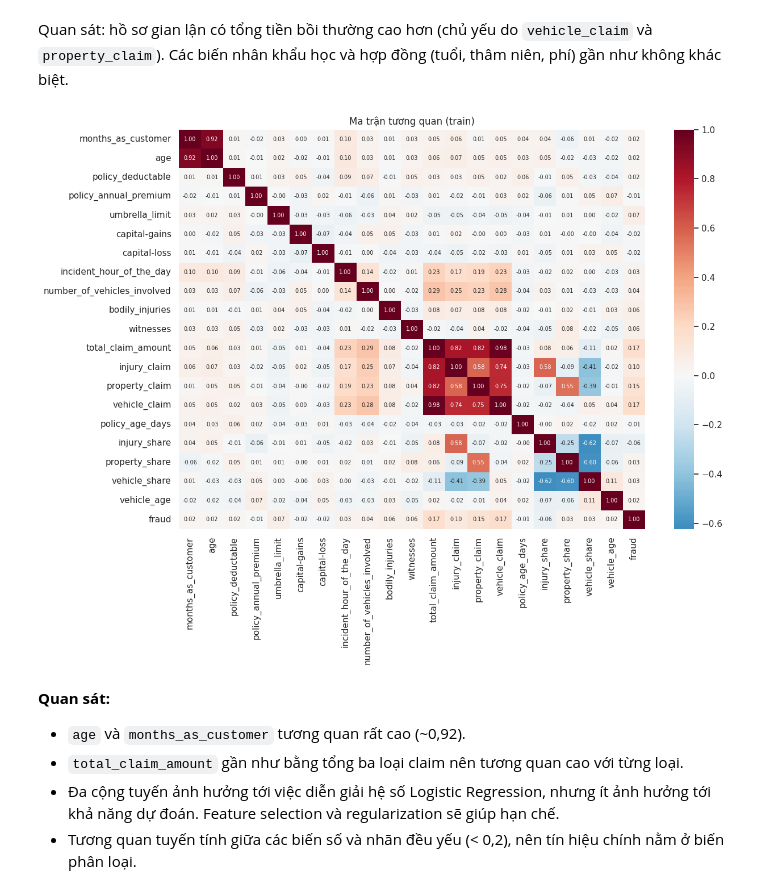
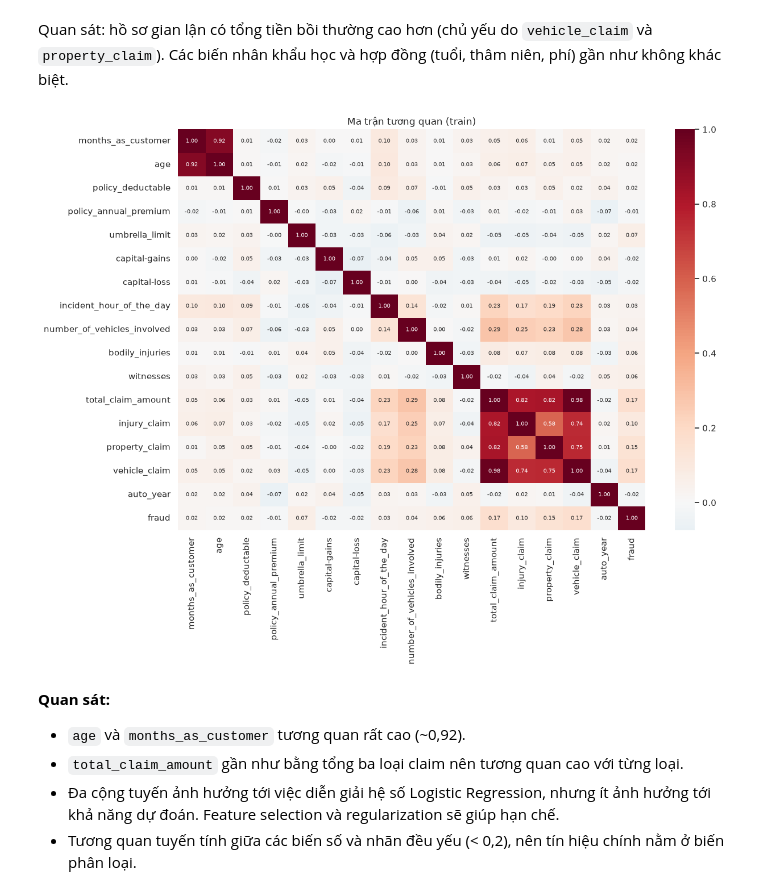
Before and after one commit to Eliza516/Insurance-Anti-Fraud-Detection, a Jupyter notebook: analysis/analysis.ipynb, the cells around one changed output. Drawn from its saved outputs; the diff is of its cells as text; code cells hidden in the pictures.

```diff
--- a/analysis/analysis.ipynb
+++ b/analysis/analysis.ipynb
@@ -196,0 +162,10 @@ train: (800, 39) -> (800, 38) | test: (200, 39) -> (200, 38)
+# %%
+# Cột định danh/PII và cột ngày dạng chuỗi bị loại khỏi phân tích phân loại vì cardinality gần như 100%
+# (không mang tín hiệu tổng quát) — tương tự cách loại Address/Suburb/SellerG trong EDA giá nhà Melbourne.
+ID_DATE_COLS = ['policy_number', 'insured_zip', 'incident_location', 'policy_bind_date', 'incident_date', '_c39']
+cat_cols_raw = [c for c in X_train_raw.select_dtypes(exclude='number').columns if c not in ID_DATE_COLS]
+num_cols_raw = [c for c in X_train_raw.select_dtypes(include='number').columns if c not in ID_DATE_COLS]
+print(len(num_cols_raw), 'cột số:', num_cols_raw)
+print(len(cat_cols_raw), 'cột phân loại:', cat_cols_raw)
+
+eda = X_train_raw.assign(fraud=y_train.values)
@@ -197,5 +175,4 @@ train: (800, 39) -> (800, 38) | test: (200, 39) -> (200, 38)
 # %%
-eda = X_train.assign(fraud=y_train.values)
 fig, ax = plt.subplots(figsize=(5, 3.5))
 eda['fraud'].map({0: 'Không gian lận', 1: 'Gian lận'}).value_counts().plot.bar(ax=ax, color=['#4C72B0', '#C44E52'])
 ax.set_title('Phân phối nhãn (train)'); ax.set_ylabel('Số hồ sơ'); ax.set_xlabel('')
@@ -290,13 +268,13 @@ mw.round(4)
 # %% [markdown]
 Quan sát: hồ sơ gian lận có tổng tiền bồi thường cao hơn (chủ yếu do `vehicle_claim` và `property_claim`). Các biến nhân khẩu học và hợp đồng (tuổi, thâm niên, phí) gần như không khác biệt.
 # %%
-corr = eda[num_cols + ['fraud']].corr()
+corr = eda[num_cols_raw + ['fraud']].corr()
 fig, ax = plt.subplots(figsize=(13, 10))
 sns.heatmap(corr, cmap='RdBu_r', center=0, annot=True, fmt='.2f', annot_kws={'size': 7}, ax=ax)
 ax.set_title('Ma trận tương quan (train)')
 plt.tight_layout(); plt.savefig('figures/04_corr.png', dpi=120); plt.show()
 # %% [output]
-[figure, old version]
+[figure, new version]
 # %% [markdown]
 **Quan sát:**
 - `age` và `months_as_customer` tương quan rất cao (~0,92).
```
Also changed, not shown: parts of 14 cells of this notebook, 11 other files.
